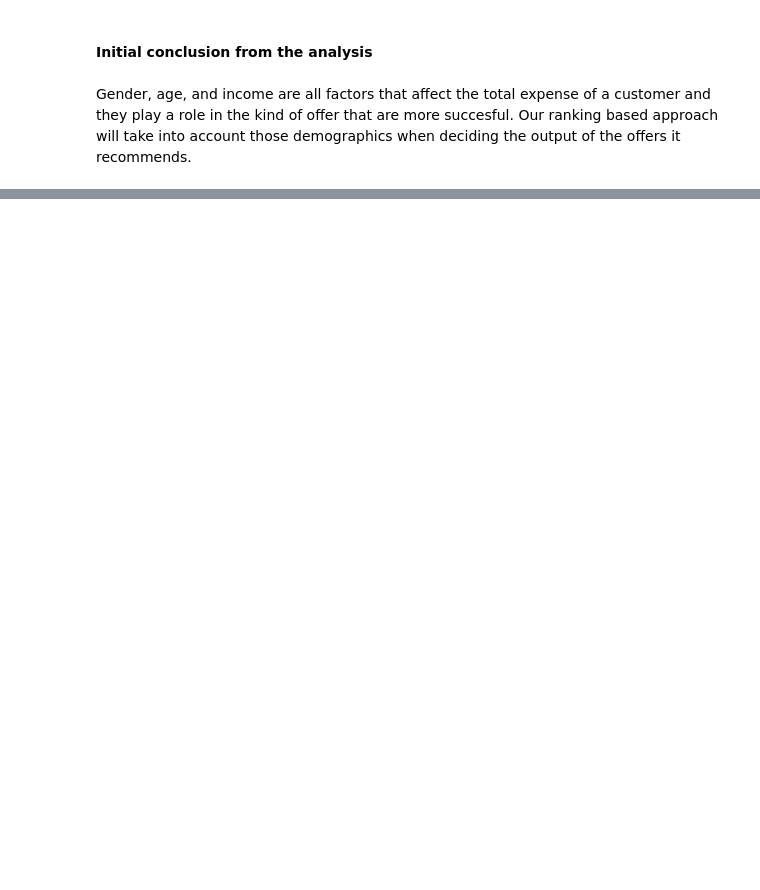
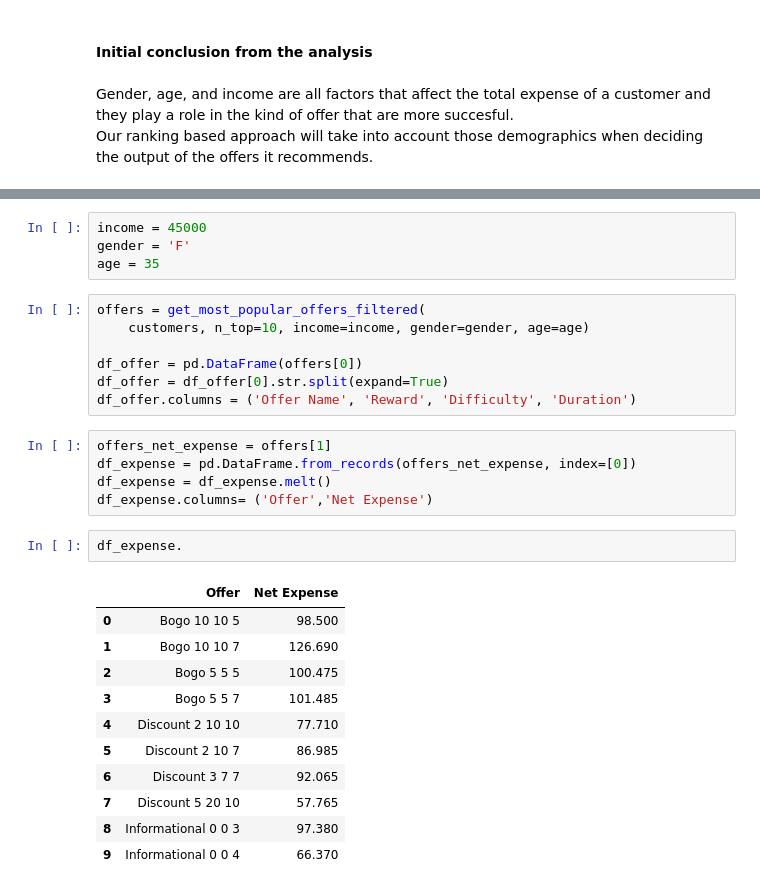
Before and after one commit to harrystamatoukos/starbucks_project, a Jupyter notebook: starbucks_analysis.ipynb, the cells around one changed output, grey strips where cells are left out. Saved outputs shown, nothing was run; the diff lists cells and outputs as text; blank space fills up the shorter version.

```diff
--- a/starbucks_analysis.ipynb
+++ b/starbucks_analysis.ipynb
@@ -160,0 +293,30 @@ Our ranking based approach will take into account those demographics when decidi
+# %%
+income = 45000
+gender = 'F'
+age = 35
+# %%
+offers = get_most_popular_offers_filtered(
+    customers, n_top=10, income=income, gender=gender, age=age)
+
+df_offer = pd.DataFrame(offers[0])
+df_offer = df_offer[0].str.split(expand=True)
+df_offer.columns = ('Offer Name', 'Reward', 'Difficulty', 'Duration')
+# %%
+offers_net_expense = offers[1]
+df_expense = pd.DataFrame.from_records(offers_net_expense, index=[0])
+df_expense = df_expense.melt()
+df_expense.columns= ('Offer','Net Expense')
+# %%
+df_expense.
+# %% [output]
+|  | Offer | Net Expense |
+| 0 | Bogo 10 10 5 | 98.500 |
+| 1 | Bogo 10 10 7 | 126.690 |
+| 2 | Bogo 5 5 5 | 100.475 |
+| 3 | Bogo 5 5 7 | 101.485 |
+| 4 | Discount 2 10 10 | 77.710 |
+| 5 | Discount 2 10 7 | 86.985 |
+| 6 | Discount 3 7 7 | 92.065 |
+| 7 | Discount 5 20 10 | 57.765 |
+| 8 | Informational 0 0 3 | 97.380 |
+| 9 | Informational 0 0 4 | 66.370 |
```
Also changed, not shown: parts of 18 cells of this notebook, 1 other file.
